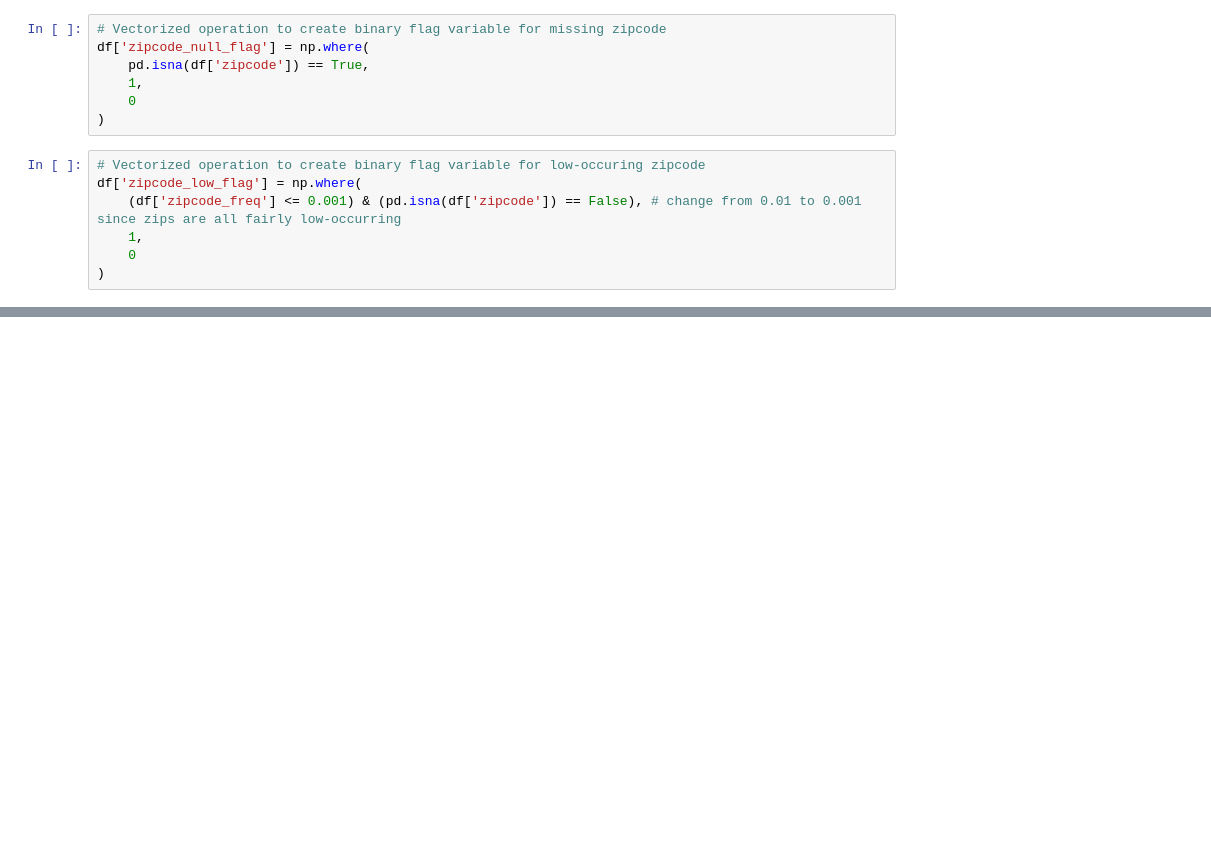
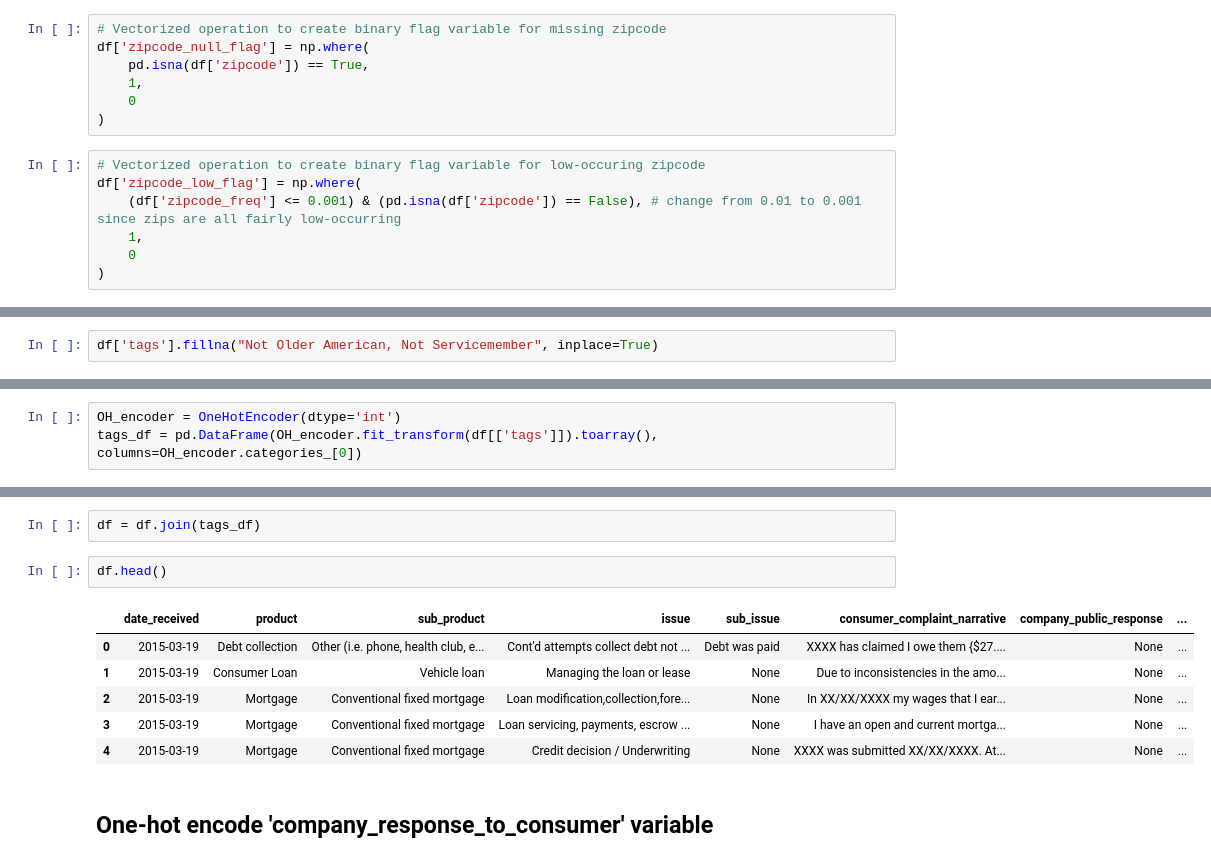
Before and after one commit to schellrw/consumer_complaints, a Jupyter notebook: 00_EDA_and_FE.ipynb, the cells around one changed output, grey strips where cells are left out. Drawn from its saved outputs; the diff is of its cells as text; blank space fills up the shorter version.

```diff
--- a/00_EDA_and_FE.ipynb
+++ b/00_EDA_and_FE.ipynb
@@ -615,0 +414,2 @@ df['zipcode_low_flag'] = np.where(
+# %%
+df['tags'].fillna("Not Older American, Not Servicemember", inplace=True)
@@ -615,0 +424,3 @@ df['zipcode_low_flag'] = np.where(
+# %%
+OH_encoder = OneHotEncoder(dtype='int')
+tags_df = pd.DataFrame(OH_encoder.fit_transform(df[['tags']]).toarray(), columns=OH_encoder.categories_[0])
@@ -615,0 +436,13 @@ df['zipcode_low_flag'] = np.where(
+# %%
+df = df.join(tags_df)
+# %%
+df.head()
+# %% [output]
+|  | date_received | product | sub_product | issue | sub_issue | consumer_complaint_narrative | company_public_response | ... |
+| 0 | 2015-03-19 | Debt collection | Other (i.e. phone, health club, e... | Cont'd attempts collect debt not ... | Debt was paid | XXXX has claimed I owe them {$27.... | None | ... |
+| 1 | 2015-03-19 | Consumer Loan | Vehicle loan | Managing the loan or lease | None | Due to inconsistencies in the amo... | None | ... |
+| 2 | 2015-03-19 | Mortgage | Conventional fixed mortgage | Loan modification,collection,fore... | None | In XX/XX/XXXX my wages that I ear... | None | ... |
+| 3 | 2015-03-19 | Mortgage | Conventional fixed mortgage | Loan servicing, payments, escrow ... | None | I have an open and current mortga... | None | ... |
+| 4 | 2015-03-19 | Mortgage | Conventional fixed mortgage | Credit decision / Underwriting | None | XXXX was submitted XX/XX/XXXX. At... | None | ... |
+# %% [markdown]
+## One-hot encode 'company_response_to_consumer' variable
```
Also changed, not shown: parts of 45 cells of this notebook, 4 other files.
